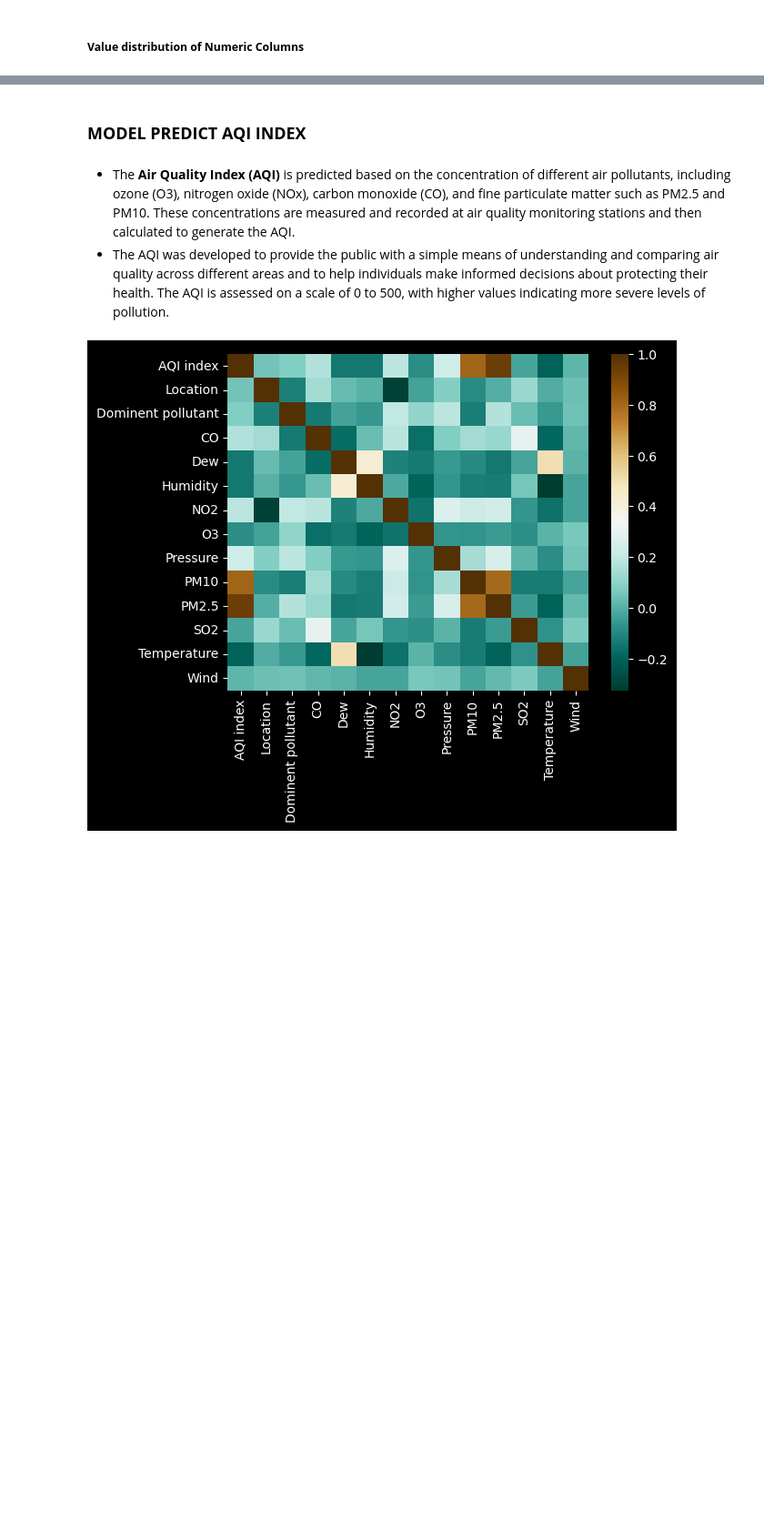
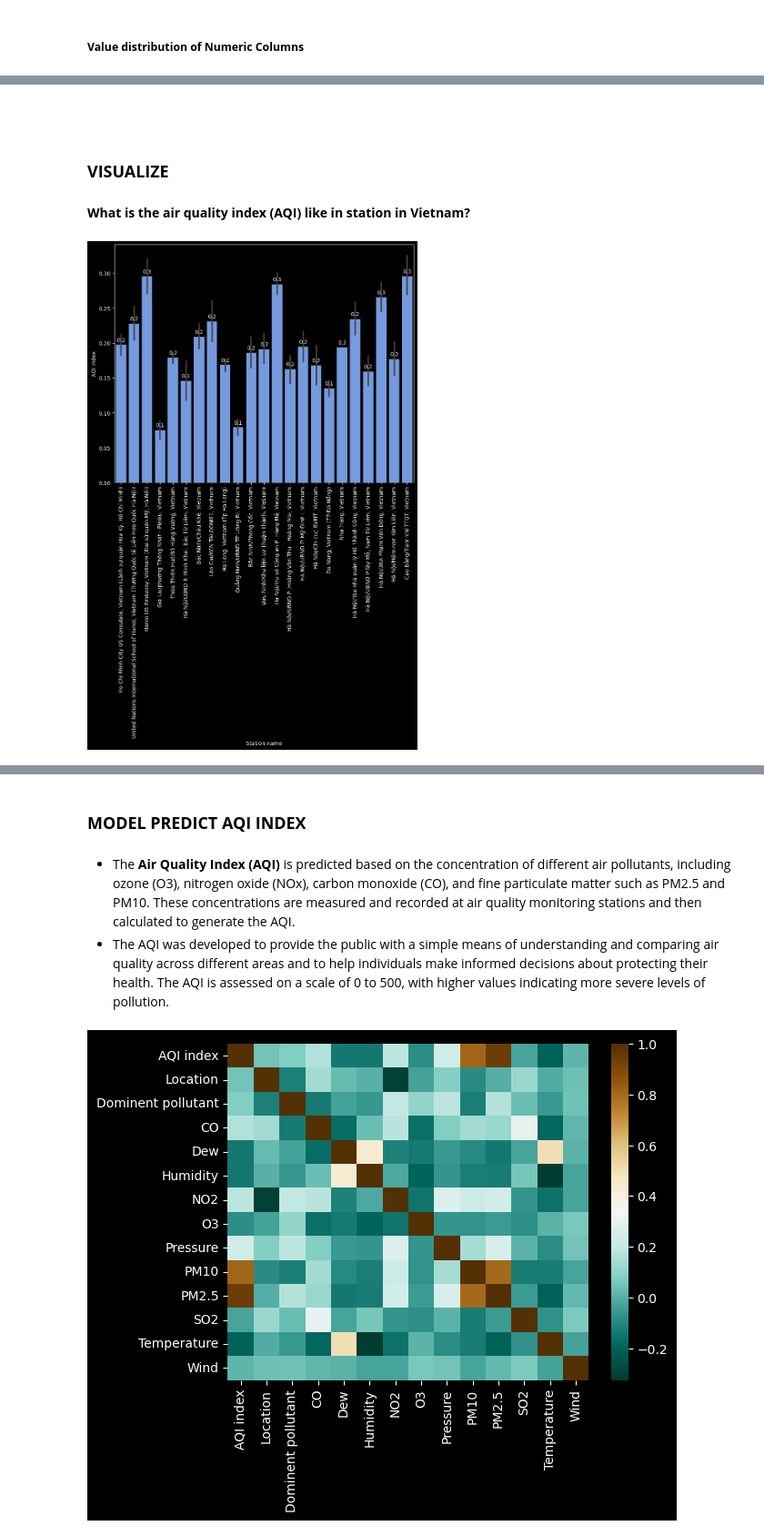
Before and after one commit to daongochoa2002/finalProject, a Jupyter notebook: Vietnam/sourceModel.ipynb, the cells around one changed output, grey strips where cells are left out. Shown at 91% size. Drawn from its saved outputs; the diff is of its cells as text; code cells hidden in the pictures; blank space fills up the shorter version.

Commit message:
update Vietnamese data

```diff
--- a/Vietnam/sourceModel.ipynb
+++ b/Vietnam/sourceModel.ipynb
@@ -147,3 +152,22 @@ data[numeric_cols] = data[numeric_cols].fillna(data[numeric_cols].mean())
 # %%
 for col in numeric_cols:
     data[col] = (data[col] - data[col].min()) / (data[col].max() - data[col].min())
+# %% [markdown]
+##
+# %% [markdown]
+### **VISUALIZE**
+# %% [markdown]
+**What is the air quality index (AQI) like in station in Vietnam?**
+# %%
+plt.figure(figsize=(10, 8))
+splot = sns.barplot(x='Station name', y='AQI index', data= data,color = '#6495EE')
+for p in splot.patches:
+    splot.annotate(format(p.get_height(), '.1f'),
+                   (p.get_x() + p.get_width() / 2., p.get_height()),
+                   ha = 'center', va = 'center',
+                   xytext = (0, 9),
+                   textcoords = 'offset points')
+plt.xticks(rotation=90)
+plt.show()
+# %% [output]
+[figure, added]
```
Also changed, not shown: parts of 6 cells of this notebook.
